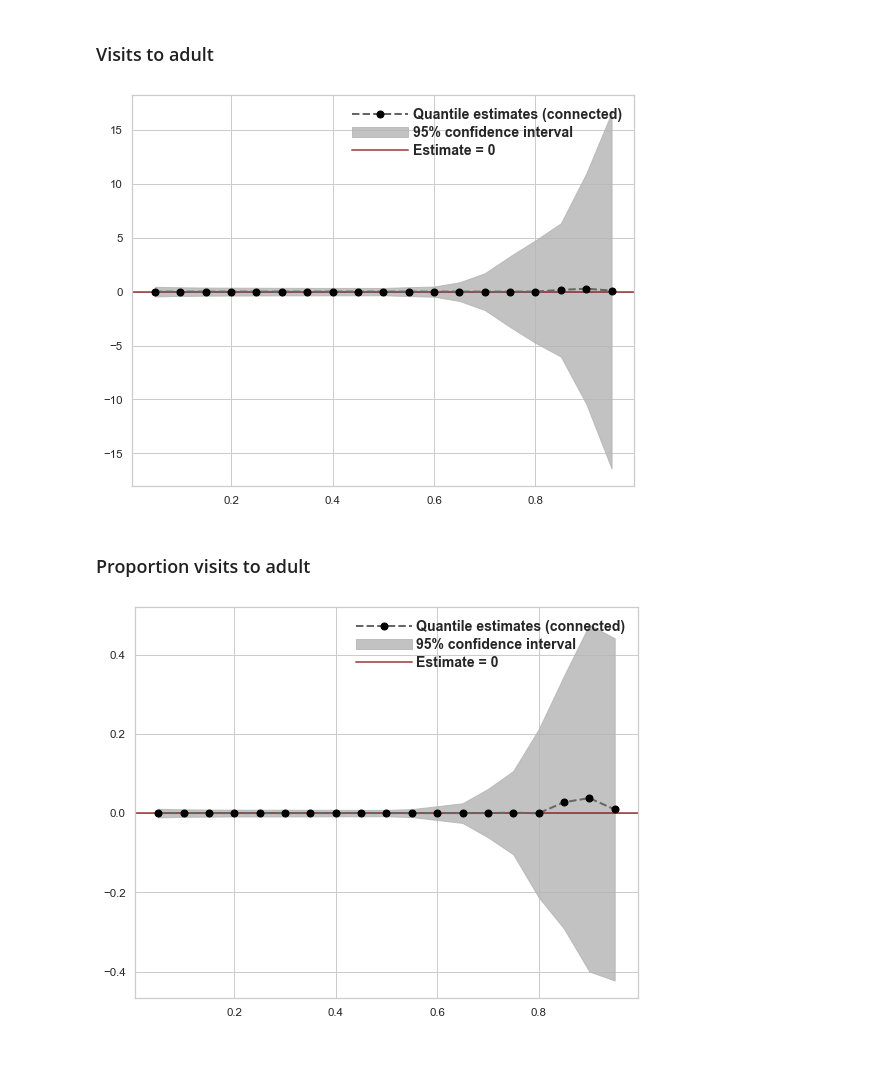
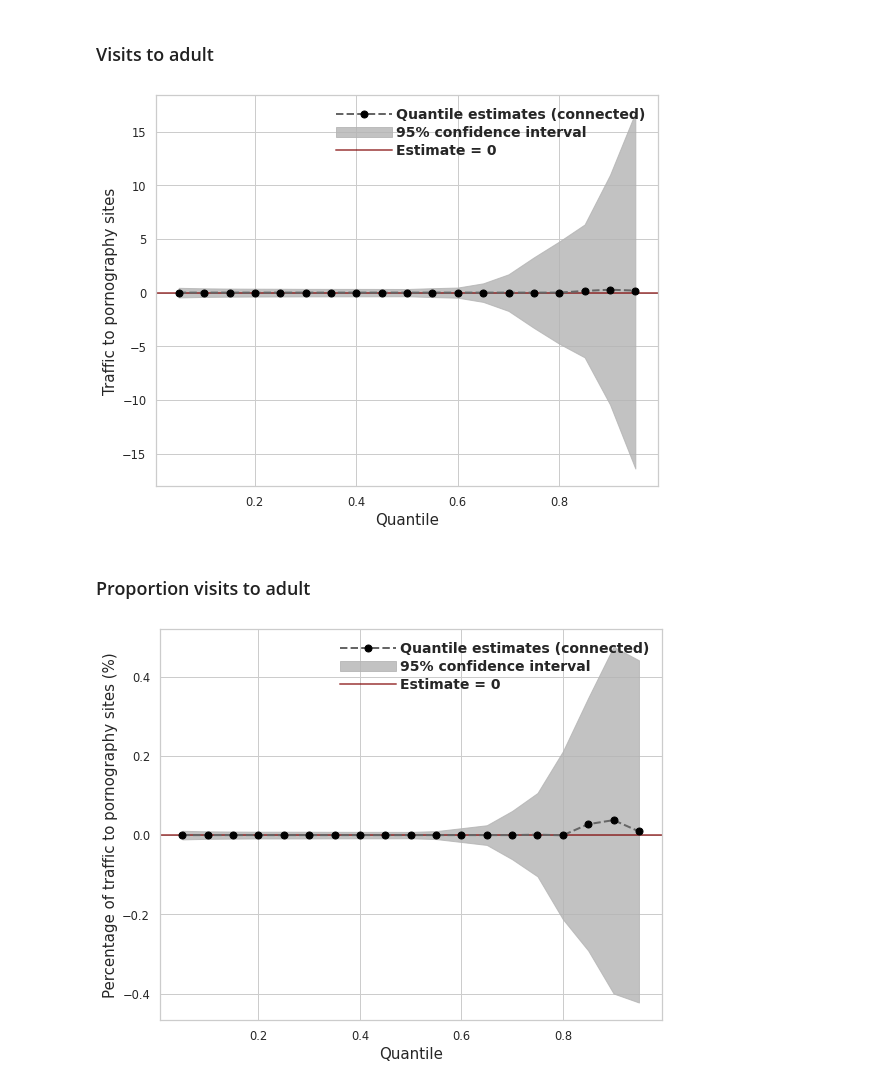
Before and after one commit to soodoku/adult, a Jupyter notebook: scripts/31_quantile_reg_covariates.ipynb, the cells around one changed output. Drawn from its saved outputs; the diff is of its cells as text; code cells hidden in the pictures; blank space fills up the shorter version.

Commit message:
Fix labels in quantile plots

```diff
--- a/scripts/31_quantile_reg_covariates.ipynb
+++ b/scripts/31_quantile_reg_covariates.ipynb
@@ -292,9 +296,11 @@ custom_legend = plt.legend(
     prop={'weight':'bold', "size":14},
     loc="best",
 )
+ax.set_xlabel("Quantile", fontsize=15)
+ax.set_ylabel("Traffic to pornography sites", fontsize=15)
 save_mpl_fig(os.path.join(FIGSAVEDIR, savepath))
 # %% [output]
-[figure, old version]
+[figure, new version]
 # %% [markdown]
 ### Proportion visits to adult
 # %%
@@ -328,31 +334,33 @@ plt.fill_between(
     quantile_results["ll"],
     quantile_results["hl"],
     **opts_fillbetween
 )
 plt.axhline(y=0, **opts_0yline)
 ax.set_xlabel("Quantile", fontsize=15)
 ax.set_ylabel("Percentage visits to pornographic sites", fontsize=15)
 # Custom Legend
 quantile_estimates = mlines.Line2D([], [],
                                    marker='o', ls="--",
                                    **opts_connected_line,
                                    label='Quantile estimates (connected)',
                                   )
 ci = mpatches.Patch(**opts_fillbetween, label='95% confidence interval')
 yline0 = mlines.Line2D([], [],
                        **opts_0yline,
                        label="Estimate = 0"
                       )
 custom_legend = plt.legend(
     handles=[quantile_estimates, ci, yline0],
     handlelength=4,
     handletextpad=.3,
     labelspacing=.3,
     frameon=False,
     prop={'weight':'bold', "size":14},
     loc="best",
 #     title_fontproperties={'weight':'bold', 'size':14},
 )
+ax.set_xlabel("Quantile", fontsize=15)
+ax.set_ylabel("Percentage of traffic to pornography sites (%)", fontsize=15)
 save_mpl_fig(os.path.join(FIGSAVEDIR, savepath))
 # %% [output]
-[figure, old version]
+[figure, new version]
```
Also changed, not shown: parts of 4 cells of this notebook, 1 other file.
